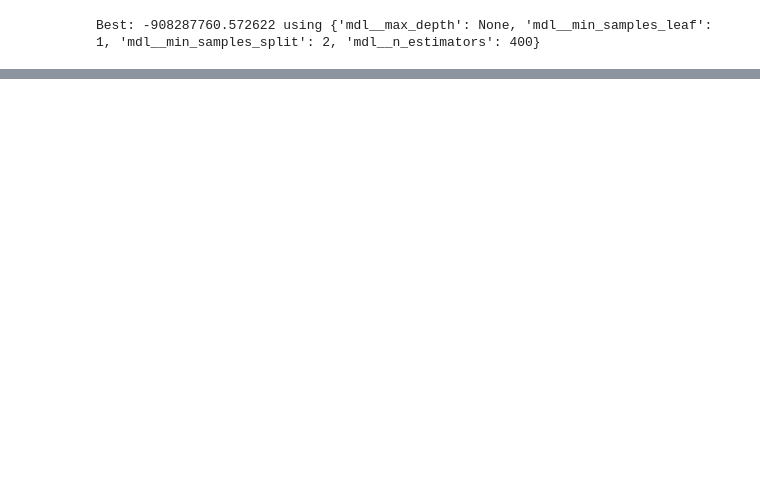
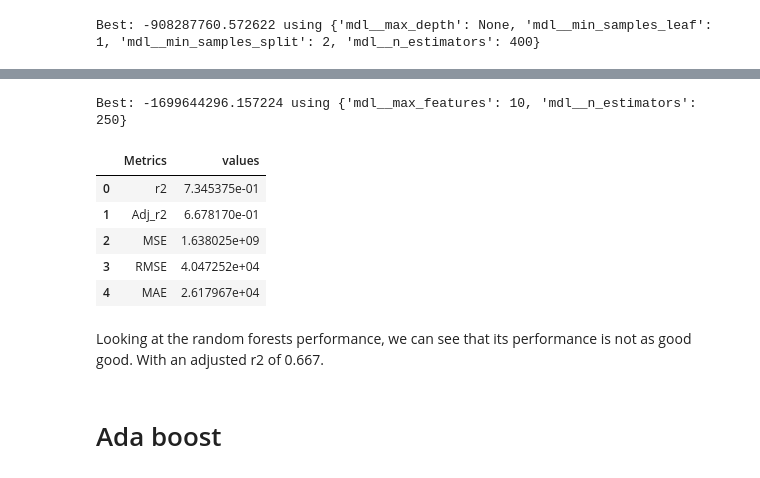
Before and after one commit to Sean-Chaos/DBA4811-Assignemnt-3, a Jupyter notebook: Working 1.ipynb, the cells around one changed output, grey strips where cells are left out. Cells and saved outputs as stored; diff of their text form; code cells hidden in the pictures; blank space fills up the shorter version.

```diff
--- a/Working 1.ipynb
+++ b/Working 1.ipynb
@@ -601,0 +570,64 @@ MSE:  1172438950.0170596
+# %%
+# Defining hyperparameters to fit
+parameters = {
+    "mdl__n_estimators":[5,50,250,500],
+    "mdl__max_features":[.1,1,5,10],
+}
+
+#--------------------------------------------------------------------------------------------------
+X_train, X_test, y_train, y_test = data_generation(df, feature_selection_features)
+
+#--------------------------------------------------------------------------------------------------
+# Hyper parameter tuning to fit model
+model = Pipeline(steps=[("scaler", StandardScaler()),
+                         ("mdl", BaggingRegressor())])
+
+grid_search = GridSearchCV(estimator=model, param_grid=parameters, n_jobs=-1, cv=10,
+                           scoring='neg_mean_squared_error',error_score=0)
+
+grid_result = grid_search.fit(X_train, y_train)
+
+print("Best: %f using %s" % (grid_result.best_score_, grid_result.best_params_))
+# %% [output]
+Best: -1699644296.157224 using {'mdl__max_features': 10, 'mdl__n_estimators': 250}
+# %%
+X_train, X_test, y_train, y_test = data_generation(df, feature_selection_features)
+
+#--------------------------------------------------------------------------------------------------
+# Checking model performance using the tuned model
+model = Pipeline(steps=[("scaler", StandardScaler()),
+                         ("mdl", BaggingRegressor(max_features=10,
+                                                 n_estimators=250))])
+
+model.fit(X_train, y_train)
+y_pred = model.predict(X_test)
+
+#--------------------------------------------------------------------------------------------------
+# metrics
+r2 = r2_score(y_test, y_pred)
+
+Adj_r2 = 1 - (1-r2_score(y_test, y_pred)) * (len(y_train)-1)/(len(y_train)-X_train.shape[1]-1)
+
+MSE = mean_squared_error(y_test, y_pred)
+
+RMSE = np.sqrt(MSE)
+
+MAE = mean_absolute_error(y_test, y_pred)
+
+
+out = pd.DataFrame({
+    'Metrics': ['r2','Adj_r2','MSE','RMSE','MAE'],
+    'values' : [r2,Adj_r2,MSE,RMSE,MAE]
+})
+display(out)
+# %% [output]
+|  | Metrics | values |
+| 0 | r2 | 7.345375e-01 |
+| 1 | Adj_r2 | 6.678170e-01 |
+| 2 | MSE | 1.638025e+09 |
+| 3 | RMSE | 4.047252e+04 |
+| 4 | MAE | 2.617967e+04 |
+# %% [markdown]
+Looking at the random forests performance, we can see that its performance is not as good good. With an adjusted r2 of 0.667.
+# %% [markdown]
+# Ada boost
```
Also changed, not shown: parts of 48 cells of this notebook.
